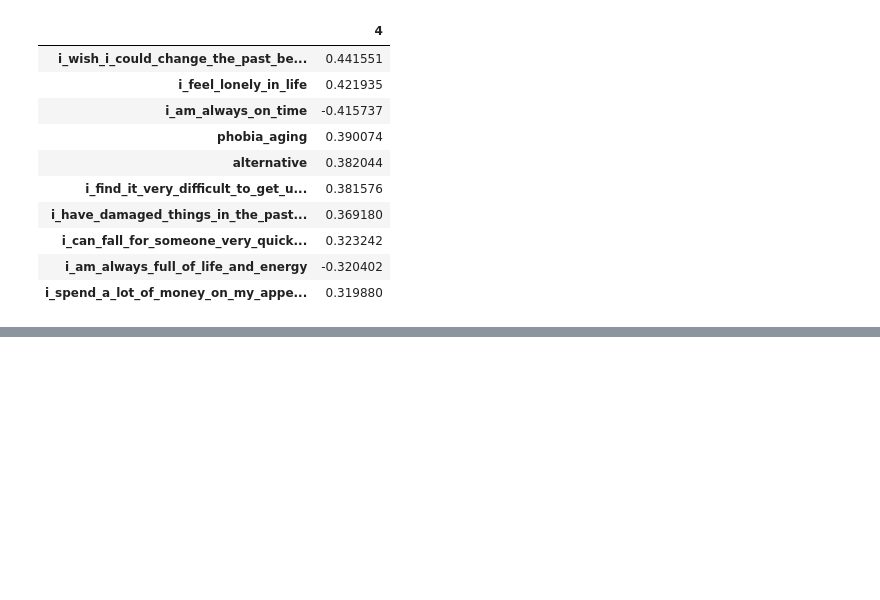
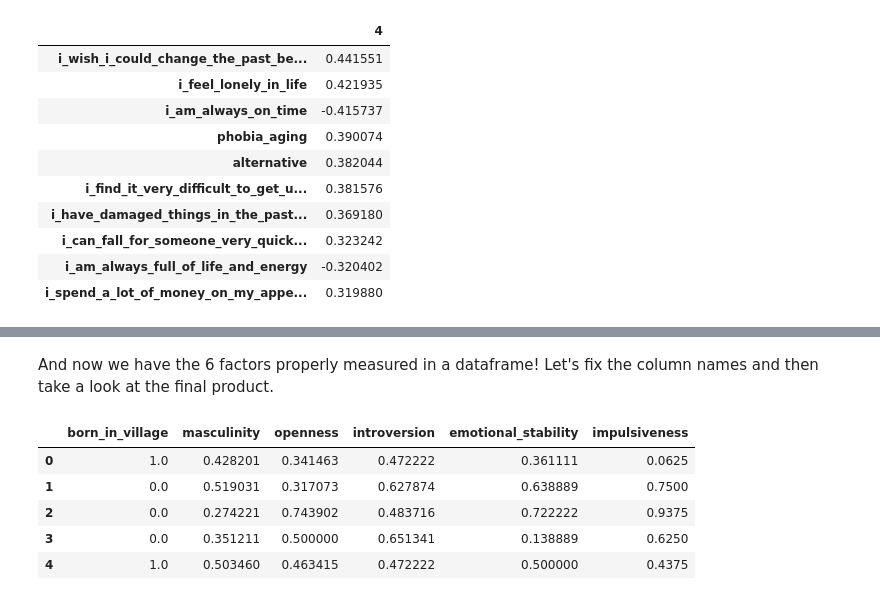
Before and after one commit to vincefav/machine-learning-portfolio, a Jupyter notebook: Factor_analysis.ipynb, the cells around one changed output, grey strips where cells are left out. Cells and saved outputs as stored; diff of their text form; code cells hidden in the pictures; blank space fills up the shorter version.

```diff
--- a/Factor_analysis.ipynb
+++ b/Factor_analysis.ipynb
@@ -472,0 +485,14 @@ Let's look at an example.
+# %% [markdown]
+And now we have the 6 factors properly measured in a dataframe! Let's fix the column names and then take a look at the final product.
+# %%
+data_factors.columns = ['born_in_village', 'masculinity', 'openness', 'introversion',
+                        'emotional_stability', 'impulsiveness']
+
+data_factors.head()
+# %% [output]
+|  | born_in_village | masculinity | openness | introversion | emotional_stability | impulsiveness |
+| 0 | 1.0 | 0.428201 | 0.341463 | 0.472222 | 0.361111 | 0.0625 |
+| 1 | 0.0 | 0.519031 | 0.317073 | 0.627874 | 0.638889 | 0.7500 |
+| 2 | 0.0 | 0.274221 | 0.743902 | 0.483716 | 0.722222 | 0.9375 |
+| 3 | 0.0 | 0.351211 | 0.500000 | 0.651341 | 0.138889 | 0.6250 |
+| 4 | 1.0 | 0.503460 | 0.463415 | 0.472222 | 0.500000 | 0.4375 |
```
Also changed, not shown: parts of 74 cells of this notebook.
